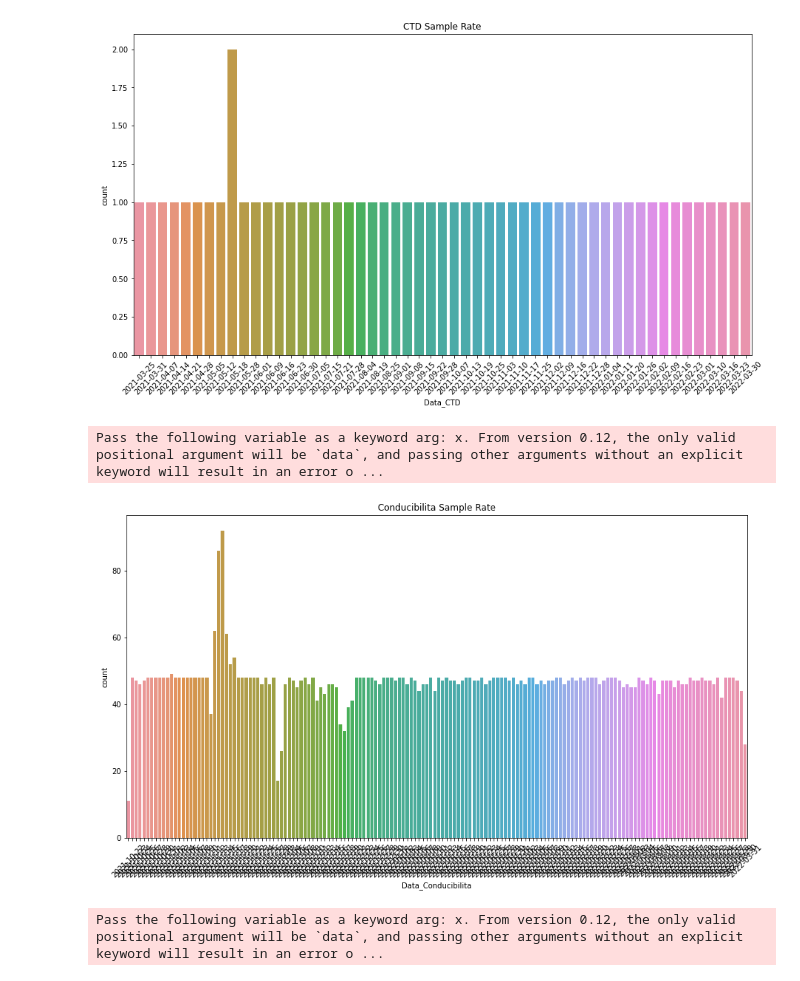
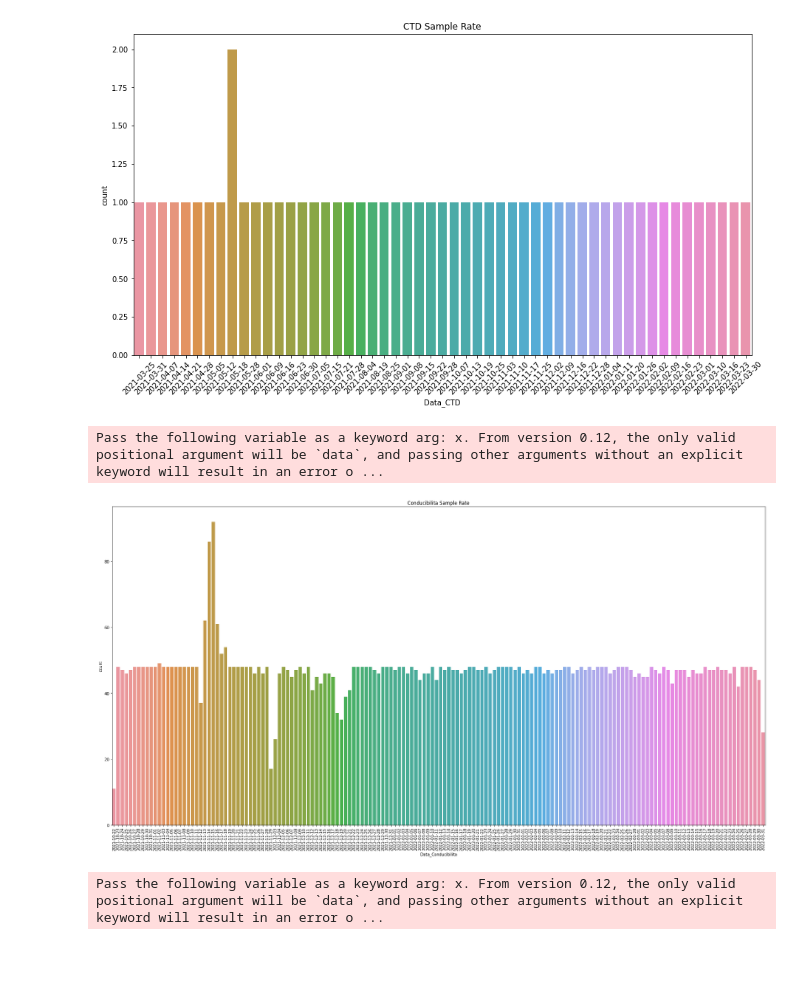
Before and after one commit to Multifaceted/Marine, a Jupyter notebook: explore.ipynb, the cells around one changed output. Drawn from its saved outputs; the diff is of its cells as text; code cells hidden in the pictures.

Commit message:
small plot adjust

```diff
--- a/explore.ipynb
+++ b/explore.ipynb
@@ -461,13 +461,13 @@ ax.xaxis.set_tick_params(rotation=45)
 Pass the following variable as a keyword arg: x. From version 0.12, the only valid positional argument will be `data`, and passing other arguments without an explicit keyword will result in an error o ...
 [figure]
 # %%
-plt.figure(figsize=(15,8))
+plt.figure(figsize=(30,15))
 ax = sns.countplot(Conducibilita_raw_df["Data_Conducibilita"])
 ax.set(title="Conducibilita Sample Rate")
-ax.xaxis.set_tick_params(rotation=45)
+ax.xaxis.set_tick_params(rotation=90)
 # %% [output]
 Pass the following variable as a keyword arg: x. From version 0.12, the only valid positional argument will be `data`, and passing other arguments without an explicit keyword will result in an error o ...
-[figure, old version]
+[figure, new version]
 # %%
 plt.figure(figsize=(15,8))
 ax = sns.countplot(Winkler_raw_df["Data_Winkler"])
```
